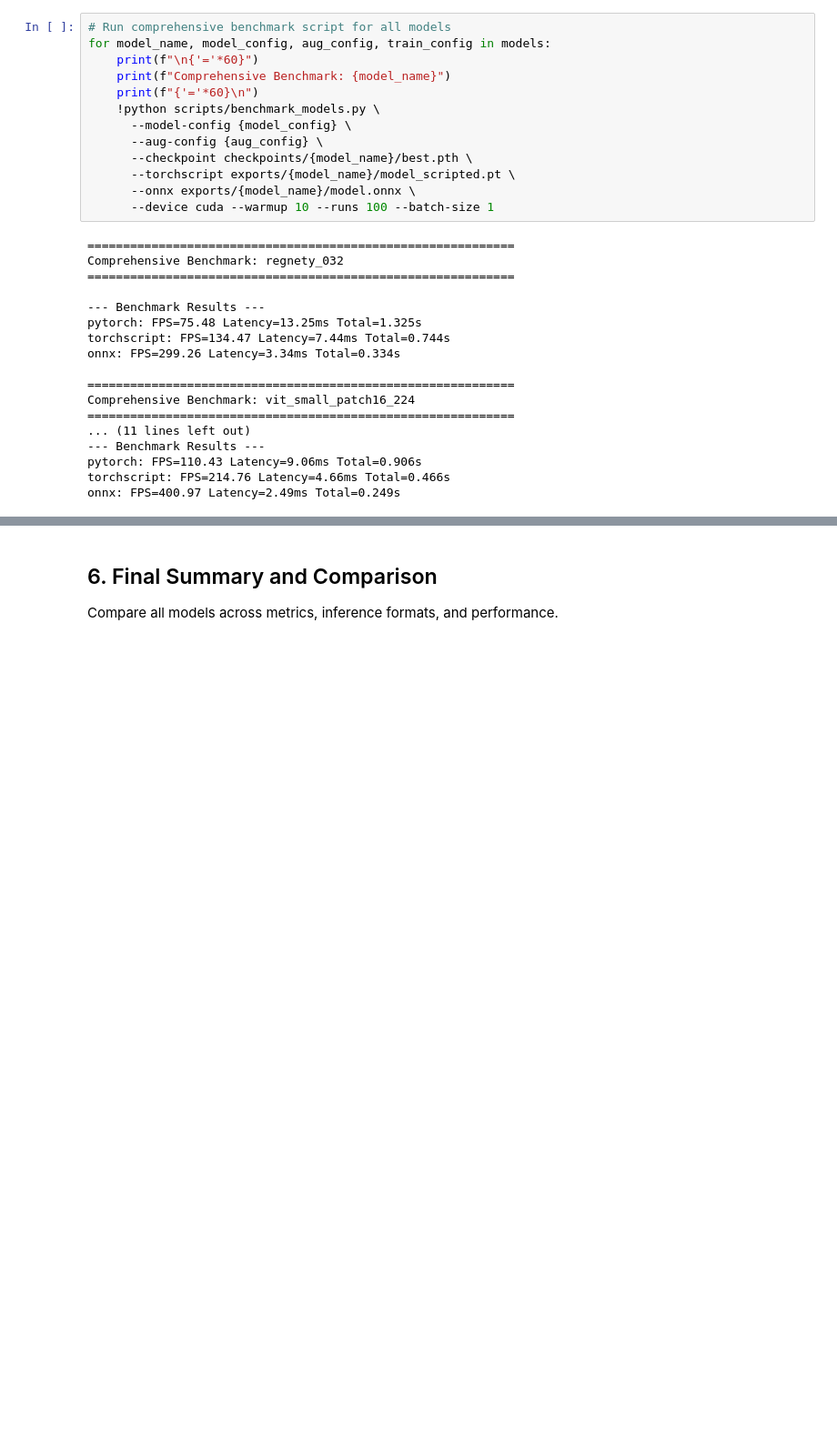
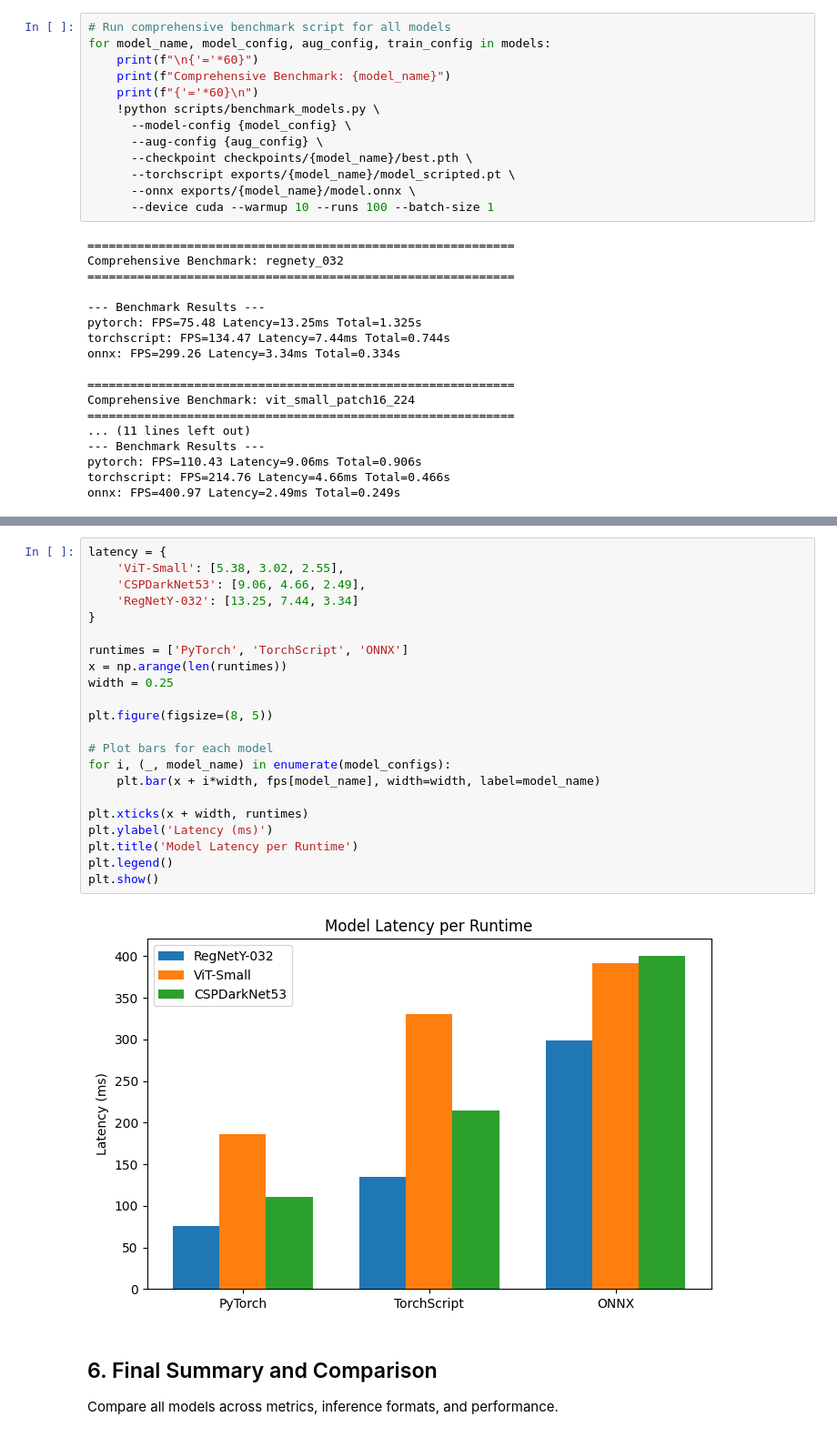
Before and after one commit to HenryNVP/image-classification, a Jupyter notebook: notebooks/image_classification.ipynb, the cells around one changed output, grey strips where cells are left out. Shown at 91% size. Drawn from its saved outputs; the diff is of its cells as text; blank space fills up the shorter version.

```diff
--- a/notebooks/image_classification.ipynb
+++ b/notebooks/image_classification.ipynb
@@ -438,3 +596,27 @@ onnx: FPS=400.97 Latency=2.49ms Total=0.249s
+# %%
+latency = {
+    'ViT-Small': [5.38, 3.02, 2.55],
+    'CSPDarkNet53': [9.06, 4.66, 2.49],
+    'RegNetY-032': [13.25, 7.44, 3.34]
+}
+
+runtimes = ['PyTorch', 'TorchScript', 'ONNX']
+x = np.arange(len(runtimes))
+width = 0.25
+
+plt.figure(figsize=(8, 5))
+
+# Plot bars for each model
+for i, (_, model_name) in enumerate(model_configs):
+    plt.bar(x + i*width, fps[model_name], width=width, label=model_name)
+
+plt.xticks(x + width, runtimes)
+plt.ylabel('Latency (ms)')
+plt.title('Model Latency per Runtime')
+plt.legend()
+plt.show()
+# %% [output]
+[figure, added]
 # %% [markdown]
 ## 6. Final Summary and Comparison
 
```
Also changed, not shown: parts of 6 cells of this notebook.
